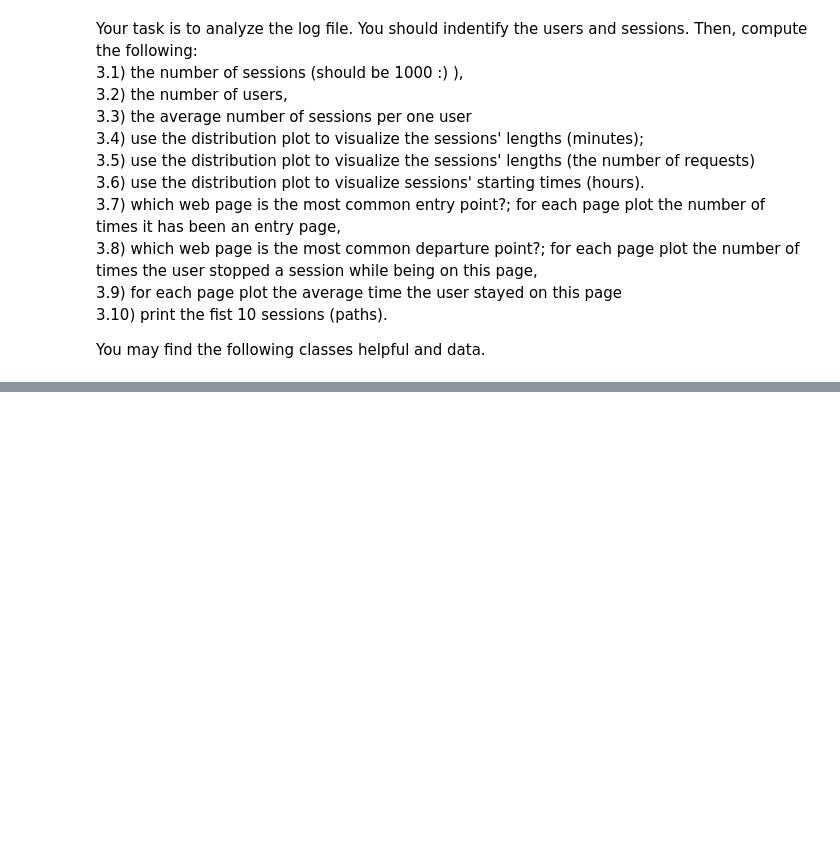
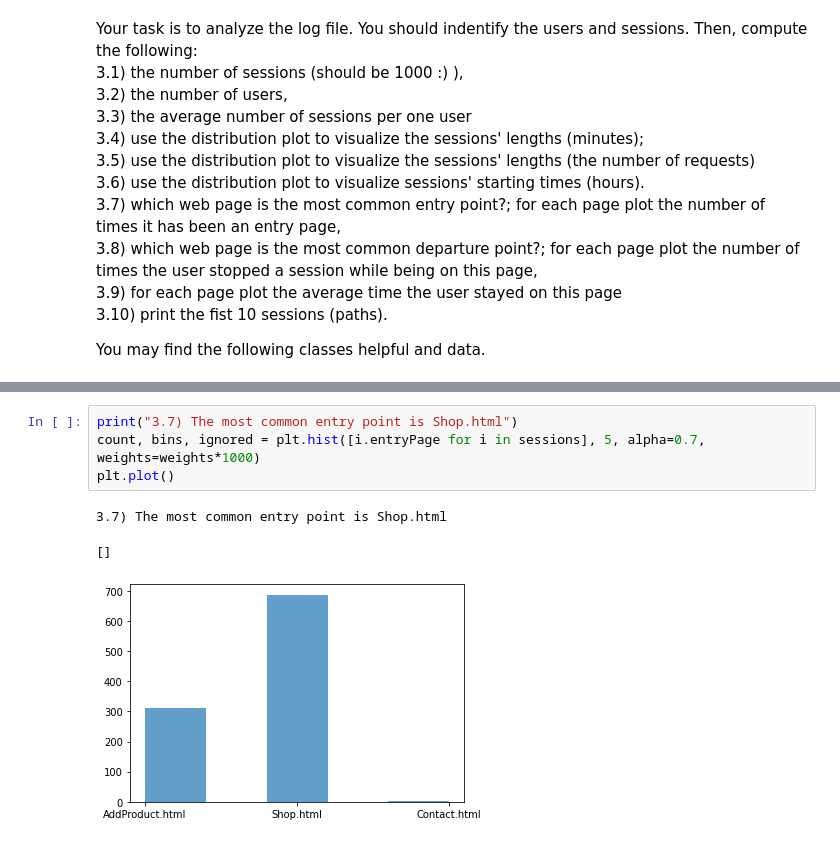
Before and after one commit to feliksczart/zasoby_informacyjne, a Jupyter notebook: Lab9/Lab9_Logs.ipynb, the cells around one changed output, grey strips where cells are left out. Drawn from its saved outputs; the diff is of its cells as text; blank space fills up the shorter version.

```diff
--- a/Lab9/Lab9_Logs.ipynb
+++ b/Lab9/Lab9_Logs.ipynb
@@ -171,0 +187,8 @@ plt.plot()
+# %%
+print("3.7) The most common entry point is Shop.html")
+count, bins, ignored = plt.hist([i.entryPage for i in sessions], 5, alpha=0.7, weights=weights*1000)
+plt.plot()
+# %% [output]
+3.7) The most common entry point is Shop.html
+[]
+[figure, added]
```
Also changed, not shown: parts of 4 cells of this notebook.
